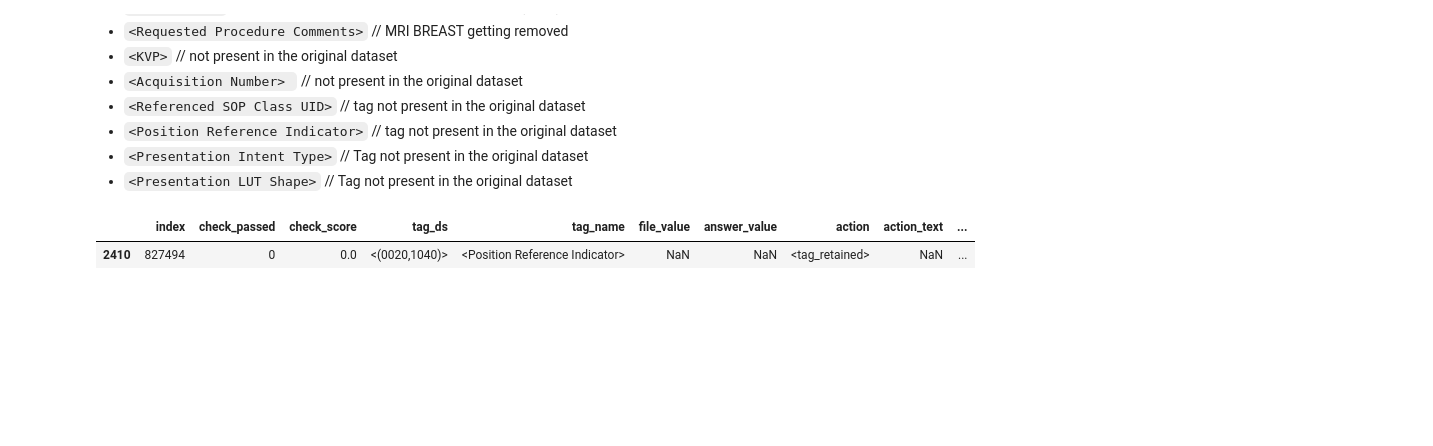
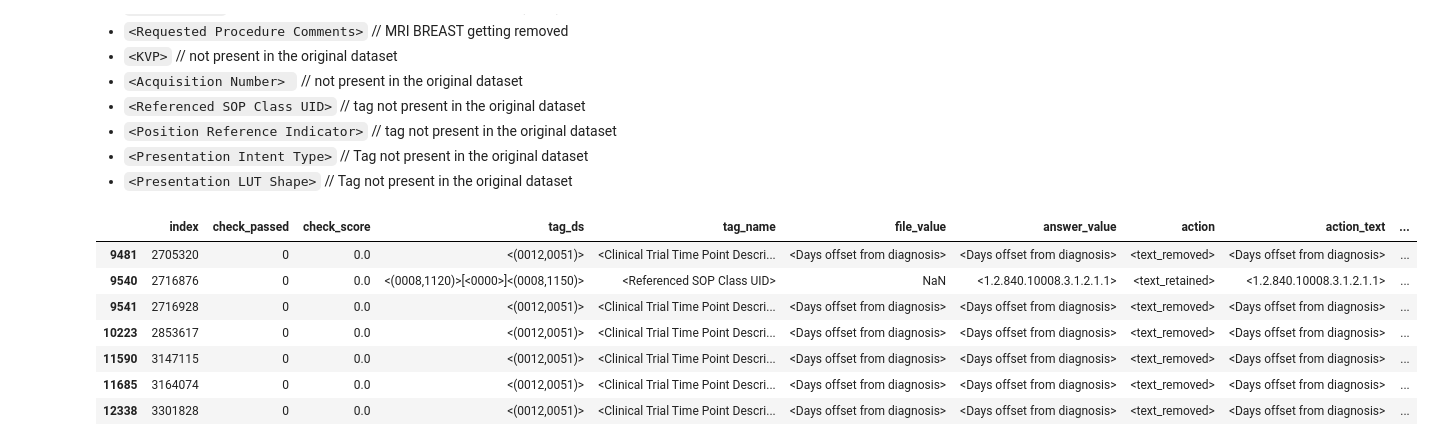
Before and after one commit to MIC-DKFZ/miccai2024_midi-b-submission, a Jupyter notebook: notebooks/exp_decprenacy_report.ipynb, the cells around one changed output. Drawn from its saved outputs; the diff is of its cells as text; code cells hidden in the pictures; blank space fills up the shorter version.

```diff
--- a/notebooks/exp_decprenacy_report.ipynb
+++ b/notebooks/exp_decprenacy_report.ipynb
@@ -58,8 +58,14 @@ Name: count, dtype: int64
 * `<Presentation Intent Type>` // Tag not present in the original dataset
 * `<Presentation LUT Shape>` // Tag not present in the original dataset
 # %%
-report_df[(report_df['patient'] == '<Pseudo-PHI-013>') & (report_df['file_name'] == '<00000098.dcm>')]
+report_df[(report_df['patient'] == '<Pseudo-PHI-072>') & (report_df['file_name'] == '<00000039.dcm>')]
 # %% [output]
 |  | index | check_passed | check_score | tag_ds | tag_name | file_value | answer_value | action | action_text | ... |
-| 2410 | 827494 | 0 | 0.0 | <(0020,1040)> | <Position Reference Indicator> | NaN | NaN | <tag_retained> | NaN | ... |
+| 9481 | 2705320 | 0 | 0.0 | <(0012,0051)> | <Clinical Trial Time Point Descri... | <Days offset from diagnosis> | <Days offset from diagnosis> | <text_removed> | <Days offset from diagnosis> | ... |
+| 9540 | 2716876 | 0 | 0.0 | <(0008,1120)>[<0000>]<(0008,1150)> | <Referenced SOP Class UID> | NaN | <1.2.840.10008.3.1.2.1.1> | <text_retained> | <1.2.840.10008.3.1.2.1.1> | ... |
+| 9541 | 2716928 | 0 | 0.0 | <(0012,0051)> | <Clinical Trial Time Point Descri... | <Days offset from diagnosis> | <Days offset from diagnosis> | <text_removed> | <Days offset from diagnosis> | ... |
+| 10223 | 2853617 | 0 | 0.0 | <(0012,0051)> | <Clinical Trial Time Point Descri... | <Days offset from diagnosis> | <Days offset from diagnosis> | <text_removed> | <Days offset from diagnosis> | ... |
+| 11590 | 3147115 | 0 | 0.0 | <(0012,0051)> | <Clinical Trial Time Point Descri... | <Days offset from diagnosis> | <Days offset from diagnosis> | <text_removed> | <Days offset from diagnosis> | ... |
+| 11685 | 3164074 | 0 | 0.0 | <(0012,0051)> | <Clinical Trial Time Point Descri... | <Days offset from diagnosis> | <Days offset from diagnosis> | <text_removed> | <Days offset from diagnosis> | ... |
+| 12338 | 3301828 | 0 | 0.0 | <(0012,0051)> | <Clinical Trial Time Point Descri... | <Days offset from diagnosis> | <Days offset from diagnosis> | <text_removed> | <Days offset from diagnosis> | ... |
 # %%
```
Also changed, not shown: parts of 1 cell of this notebook, 4 other files.
